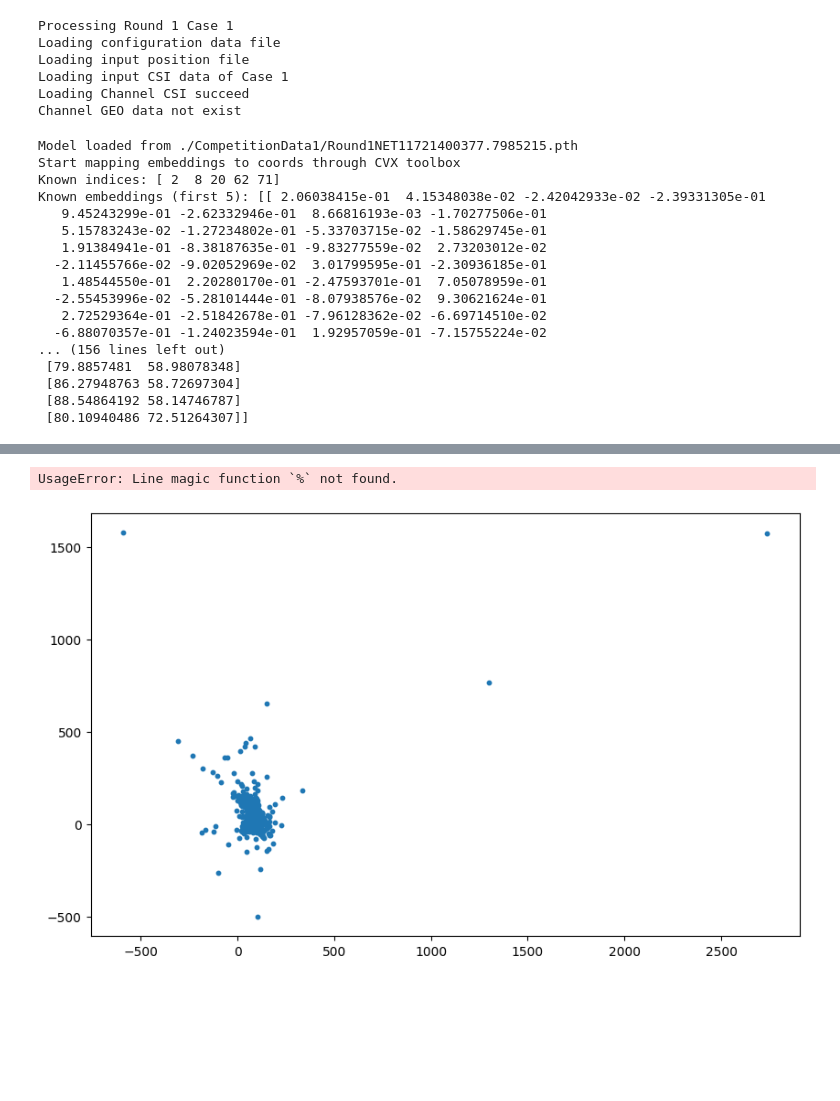
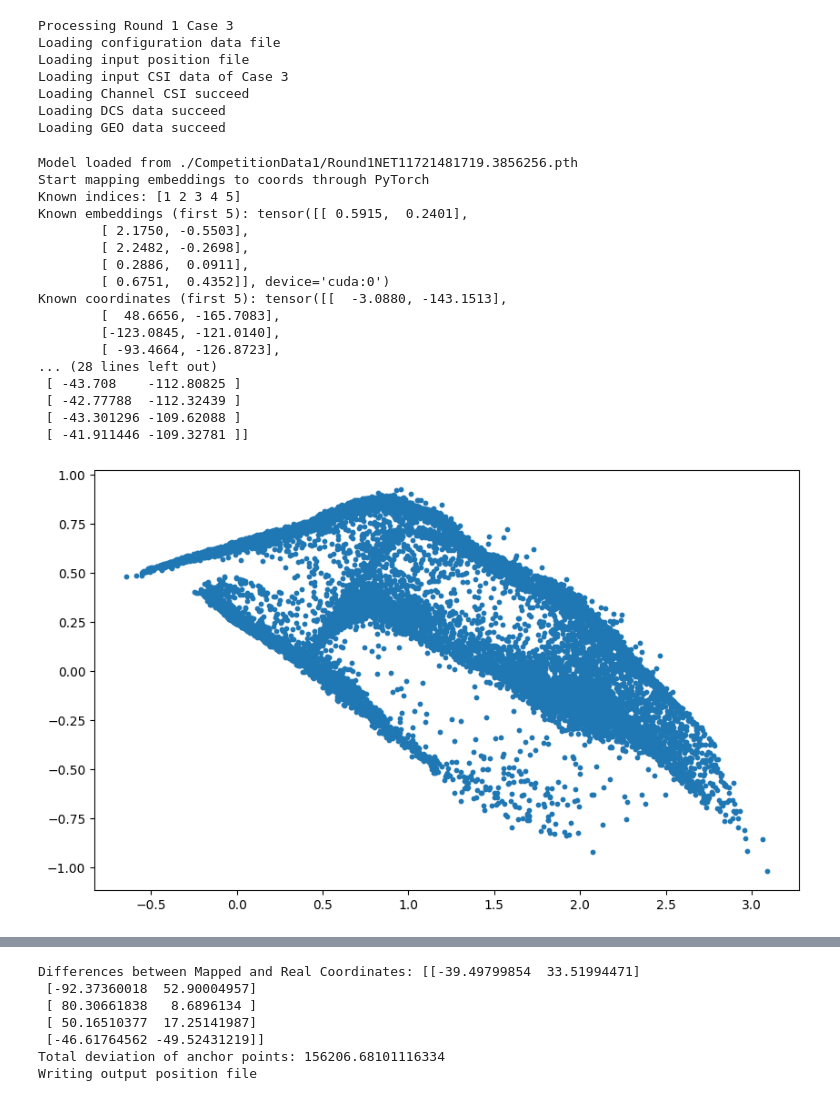
Before and after one commit to eMApen/FirstMLChallenge24, a Jupyter notebook: 3. TripleTest.ipynb, the cells around one changed output, grey strips where cells are left out. Saved outputs shown, nothing was run; the diff lists cells and outputs as text; code cells hidden in the pictures; blank space fills up the shorter version.

```diff
--- a/3. TripleTest.ipynb
+++ b/3. TripleTest.ipynb
@@ -11,7 +11,8 @@ PathSet = {0: "./Test", 1: "./CompetitionData1", 2: "./CompetitionData2", 3: "./
 PrefixSet = {0: "Round0", 1: "Round1", 2: "Round2", 3: "Round3"}
 
 Ridx = 1 # 设置比赛轮次索引，指明数据存放目录。0:Test; 1: 1st round; 2: 2nd round ...
-Didx = 1 # 设置为第几组数据
+Didx = 3 # 设置为第几组数据
+model_file = './CompetitionData1/Round1NET11721481719.3856256.pth'
 
 PathRaw = PathSet[Ridx]
 Prefix = PrefixSet[Ridx]
@@ -19,22 +20,23 @@ Prefix = PrefixSet[Ridx]
 # 网络给出的嵌入向量为 64 和 anch_pos
 
 embedding_dim = 64
-bs_pos, tol_samp_num, anch_samp_num, port_num, ant_num, sc_num, anch_pos, H, d_geo = read_all_of_huaweicup(1, 1)
+bs_pos, tol_samp_num, anch_samp_num, port_num, ant_num, sc_num, anch_pos, H, d_cs, d_geo = read_all_of_huaweicup(Ridx, Didx)
 
 H_real = H.real
 H_imag = H.imag
 H_combined = np.stack((H_real, H_imag), axis=2)
 H_combined = H_combined.reshape(tol_samp_num, 4, ant_num, sc_num)
 # %% [output]
-Processing Round 1 Case 1
+Processing Round 1 Case 3
 Loading configuration data file
 Loading input position file
-Loading input CSI data of Case 1
+Loading input CSI data of Case 3
 Loading Channel CSI succeed
-Channel GEO data not exist
+Loading DCS data succeed
+Loading GEO data succeed
 # %%
 device = torch.device("cuda" if torch.cuda.is_available() else "cpu")
-model_file = './CompetitionData1/Round1NET11721400377.7985215.pth'
+
 # 在需要使用模型的地方加载模型
 triplet_net_loaded = tritrain.TripletNet().to(device)
 triplet_net_loaded.load_state_dict(torch.load(model_file))
@@ -44,7 +46,7 @@ print("Model loaded from "+model_file)
 embeddings = mapping.map_embeddings(triplet_net_loaded, H_combined, device)
 
 # 调用函数
-mapped_coords = mapping.map_embeddings_to_coords(embeddings, anch_pos)
+mapped_coords = mapping.map_embeddings_to_coords(embeddings, anch_pos,device)
 
 # 输出前五个映射结果
 print("Mapped Coordinates for the first 5 points:")
@@ -59,53 +61,57 @@ if mapped_coords is not None:
     print(mapped_known_coords[:5])
     # 绘制结果
     plt.figure(figsize=(10, 6))
+    plt.scatter(embeddings[:, 0], embeddings[:, 1], s=10, label='Embeddings Points')
+    plt.figure(figsize=(10, 6))
     plt.scatter(mapped_coords[:, 0], mapped_coords[:, 1], s=10, label='Mapped Points')
-    % plt.scatter(anch_pos[:, 1], anch_pos[:, 2], s=50, label='Anchor Points', marker='x')
+    plt.figure(figsize=(10, 6))
+    plt.scatter(anch_pos[:, 1], anch_pos[:, 2], s=50, label='Anchor Points', marker='x')
     plt.xlabel('X Coordinate')
     plt.ylabel('Y Coordinate')
     plt.title('Mapped Coordinates vs Anchor Points')
     plt.legend()
     plt.grid(True)
     plt.show()
 
     # 计算误差差值
     indices = anch_pos[:, 0].astype(int)
     real_coords = anch_pos[:, 1:]
     diff = mapped_coords[indices] - real_coords
     # 计算所有锚点偏差的总和
     total_diff_sum = np.sum(np.abs(diff))  # 可以改为 np.linalg.norm(diff) 求范数
     # 打印结果
     print("Differences between Mapped and Real Coordinates:",diff[:5])
     print("Total deviation of anchor points:", total_diff_sum)
 
 
     # 回填锚点位置信息
     for idx in range(anch_samp_num):
         rowIdx = int(anch_pos[idx][0] - 1)
         mapped_coords[rowIdx] = np.array([anch_pos[idx][1], anch_pos[idx][2]])
 
     # 输出结果：各位参赛者注意输出值的精度
     print('Writing output position file')
     with open(PathRaw + '/' + Prefix + 'OutputPos' + str(Didx) + '.txt', 'w') as f:
         np.savetxt(f, mapped_coords, fmt='%.4f %.4f')
 
 else:
     print("Mapping failed.")
 # %% [output]
-Model loaded from ./CompetitionData1/Round1NET11721400377.7985215.pth
-Start mapping embeddings to coords through CVX toolbox
-Known indices: [ 2  8 20 62 71]
-Known embeddings (first 5): [[ 2.06038415e-01  4.15348038e-02 -2.42042933e-02 -2.39331305e-01
-   9.45243299e-01 -2.62332946e-01  8.66816193e-03 -1.70277506e-01
-   5.15783243e-02 -1.27234802e-01 -5.33703715e-02 -1.58629745e-01
-   1.91384941e-01 -8.38187635e-01 -9.83277559e-02  2.73203012e-02
-  -2.11455766e-02 -9.02052969e-02  3.01799595e-01 -2.30936185e-01
-   1.48544550e-01  2.20280170e-01 -2.47593701e-01  7.05078959e-01
-  -2.55453996e-02 -5.28101444e-01 -8.07938576e-02  9.30621624e-01
-   2.72529364e-01 -2.51842678e-01 -7.96128362e-02 -6.69714510e-02
-  -6.88070357e-01 -1.24023594e-01  1.92957059e-01 -7.15755224e-02
-... (156 lines left out)
- [79.8857481  58.98078348]
- [86.27948763 58.72697304]
- [88.54864192 58.14746787]
- [80.10940486 72.51264307]]
+Model loaded from ./CompetitionData1/Round1NET11721481719.3856256.pth
+Start mapping embeddings to coords through PyTorch
+Known indices: [1 2 3 4 5]
+Known embeddings (first 5): tensor([[ 0.5915,  0.2401],
+        [ 2.1750, -0.5503],
+        [ 2.2482, -0.2698],
+        [ 0.2886,  0.0911],
+        [ 0.6751,  0.4352]], device='cuda:0')
+Known coordinates (first 5): tensor([[  -3.0880, -143.1513],
+        [  48.6656, -165.7083],
+        [-123.0845, -121.0140],
+        [ -93.4664, -126.8723],
+... (28 lines left out)
+ [ -43.708    -112.80825 ]
+ [ -42.77788  -112.32439 ]
+ [ -43.301296 -109.62088 ]
+ [ -41.911446 -109.32781 ]]
+[figure, new version]
@@ -112,2 +120,7 @@ Known embeddings (first 5): [[ 2.06038415e-01  4.15348038e-02 -2.42042933e-02 -2
-UsageError: Line magic function `%` not found.
+Differences between Mapped and Real Coordinates: [[-39.49799854  33.51994471]
+ [-92.37360018  52.90004957]
+ [ 80.30661838   8.6896134 ]
+ [ 50.16510377  17.25141987]
+ [-46.61764562 -49.52431219]]
+Total deviation of anchor points: 156206.68101116334
+Writing output position file
-[figure, old version]
```
Also changed, not shown: parts of 1 cell of this notebook, 8 other files.
